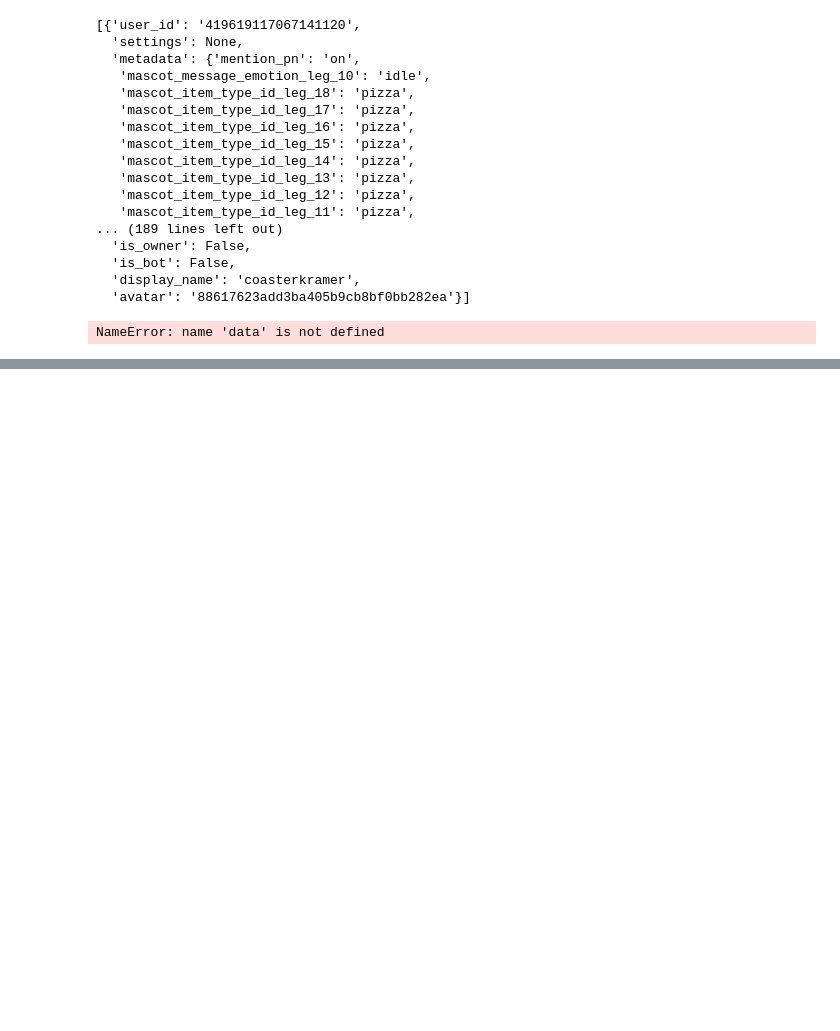
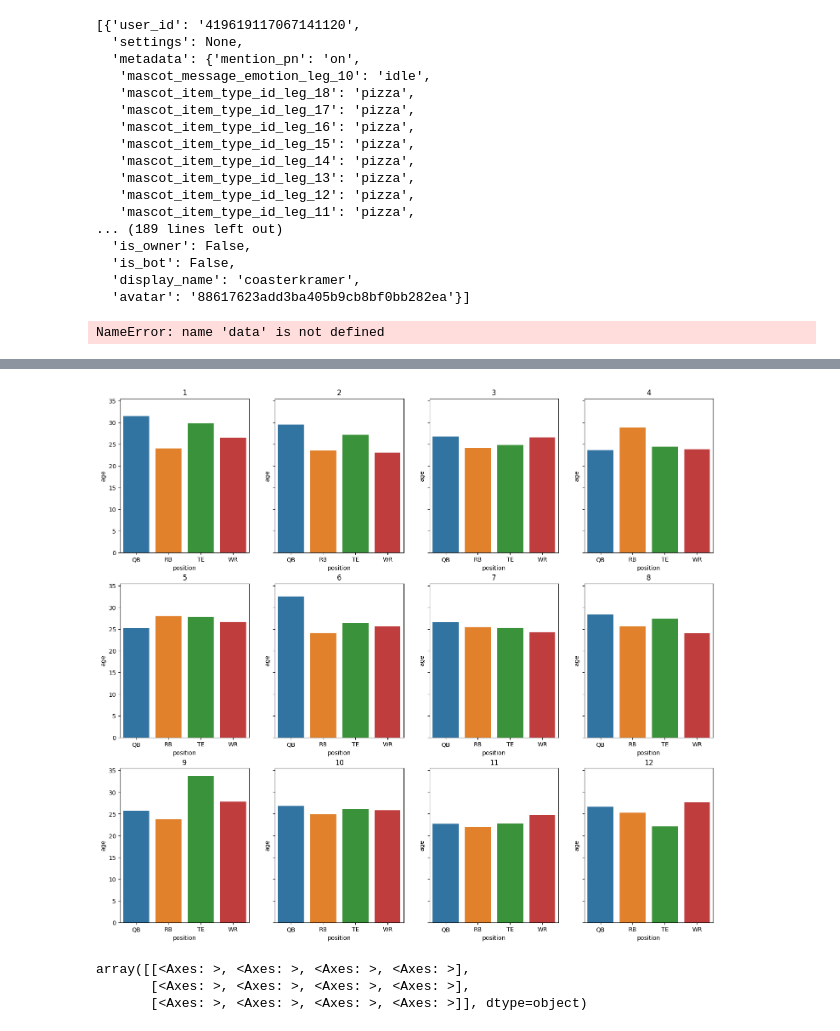
Before and after one commit to tbakely/NFL-Analysis, a Jupyter notebook: sleeperapi.ipynb, the cells around one changed output, grey strips where cells are left out. Drawn from its saved outputs; the diff is of its cells as text; code cells hidden in the pictures; blank space fills up the shorter version.

```diff
--- a/sleeperapi.ipynb
+++ b/sleeperapi.ipynb
@@ -83,7 +139,0 @@ nick_league = SleeperLeague(league_id=992211363579363328)
-# %%
-from pandas import json_normalize
-
-nick_league.json = False
-roster = nick_league.rosters()
-json_normalize(roster["settings"])
-json_normalize(roster["starters"])
@@ -188,0 +317,23 @@ mooch_league.users()
+# %%
+import numpy as np
+fig, ax = plt.subplots(3, 4, sharey=True, figsize=(18,16))
+
+for i in range(1, 13):
+    age_data_filter = age_data[age_data["draft_slot"].astype(int) == i]
+    if i <= 4:
+        ax[0, i-1].set_title(i)
+        sns.barplot(ax=ax[0, i-1], x="position", y="age", data=age_data_filter)
+    elif i > 4 and i <=8:
+        ax[1, i-5].set_title(i)
+        sns.barplot(ax=ax[1, i-5], x="position", y="age", data=age_data_filter)
+    else:
+        ax[2, i-9].set_title(i)
+        sns.barplot(ax=ax[2, i-9], x="position", y="age", data=age_data_filter)
+# %% [output]
+[figure, added]
+# %%
+ax
+# %% [output]
+array([[<Axes: >, <Axes: >, <Axes: >, <Axes: >],
+       [<Axes: >, <Axes: >, <Axes: >, <Axes: >],
+       [<Axes: >, <Axes: >, <Axes: >, <Axes: >]], dtype=object)
```
Also changed, not shown: parts of 25 cells of this notebook, 10 other files.
